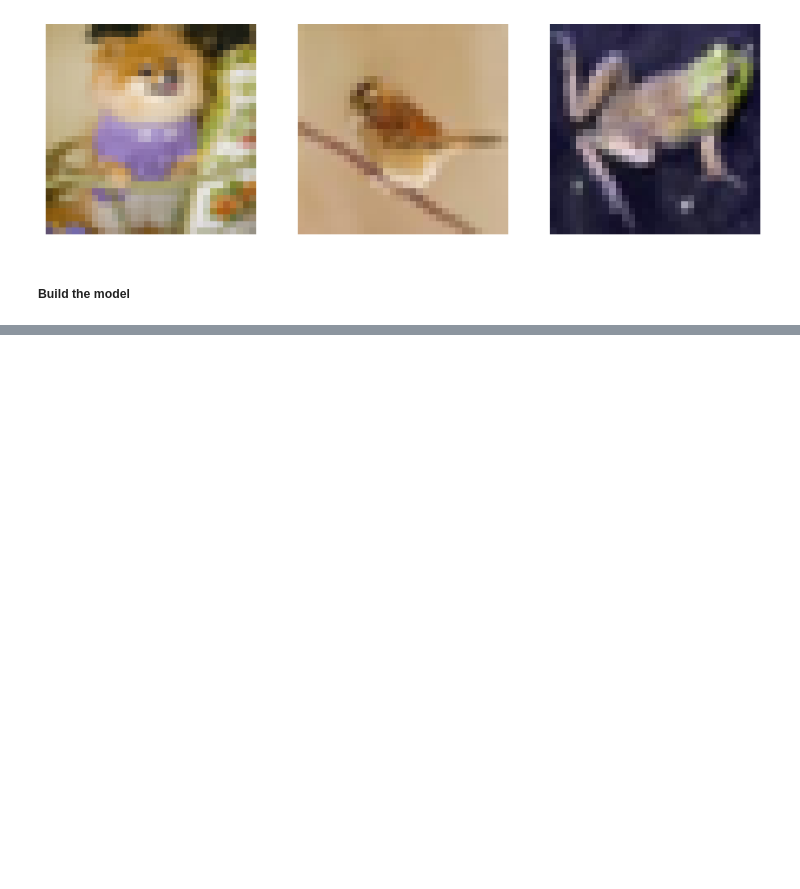
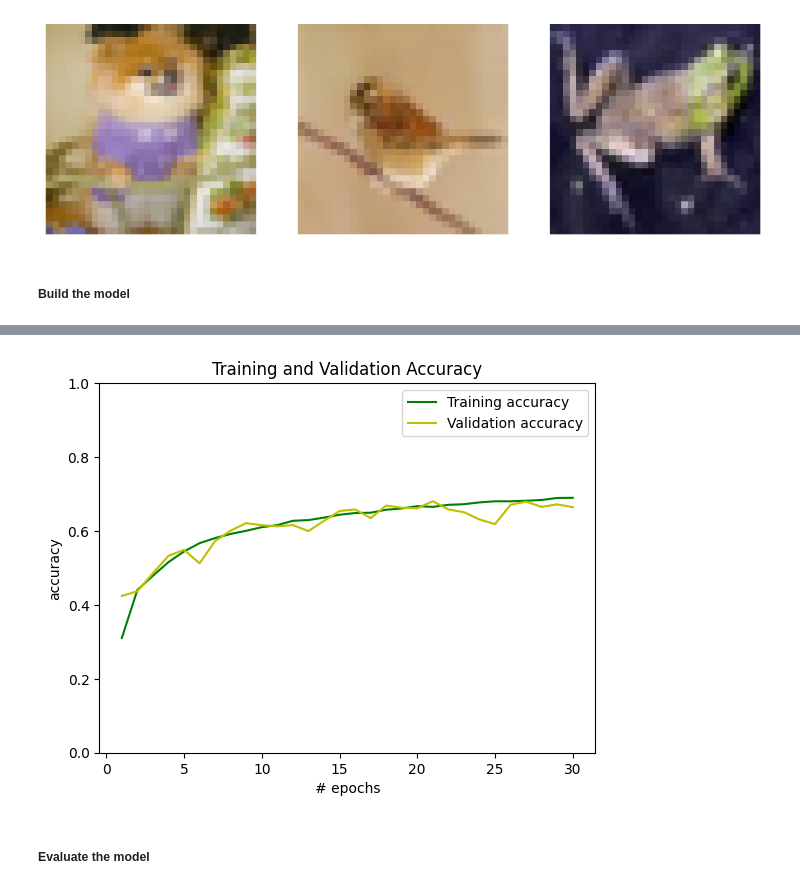
Before and after one commit to prashalruchiranga/CIFAR-10-Image-Classification, a Jupyter notebook: index.ipynb, the cells around one changed output, grey strips where cells are left out. Cells and saved outputs as stored; diff of their text form; code cells hidden in the pictures; blank space fills up the shorter version.

```diff
--- a/index.ipynb
+++ b/index.ipynb
@@ -104,0 +144,14 @@ _________________________________________________________________
+# %%
+epochs = range(1, len(history.history["accuracy"])+1)
+plt.plot(epochs, history.history["accuracy"], "g", label="Training accuracy")
+plt.plot(epochs, history.history["val_accuracy"], "y", label="Validation accuracy")
+plt.ylim(0, 1)
+plt.title("Training and Validation Accuracy")
+plt.xlabel("# epochs")
+plt.ylabel("accuracy")
+plt.legend()
+plt.show()
+# %% [output]
+[figure, added]
+# %% [markdown]
+##### Evaluate the model
```
Also changed, not shown: parts of 6 cells of this notebook.
